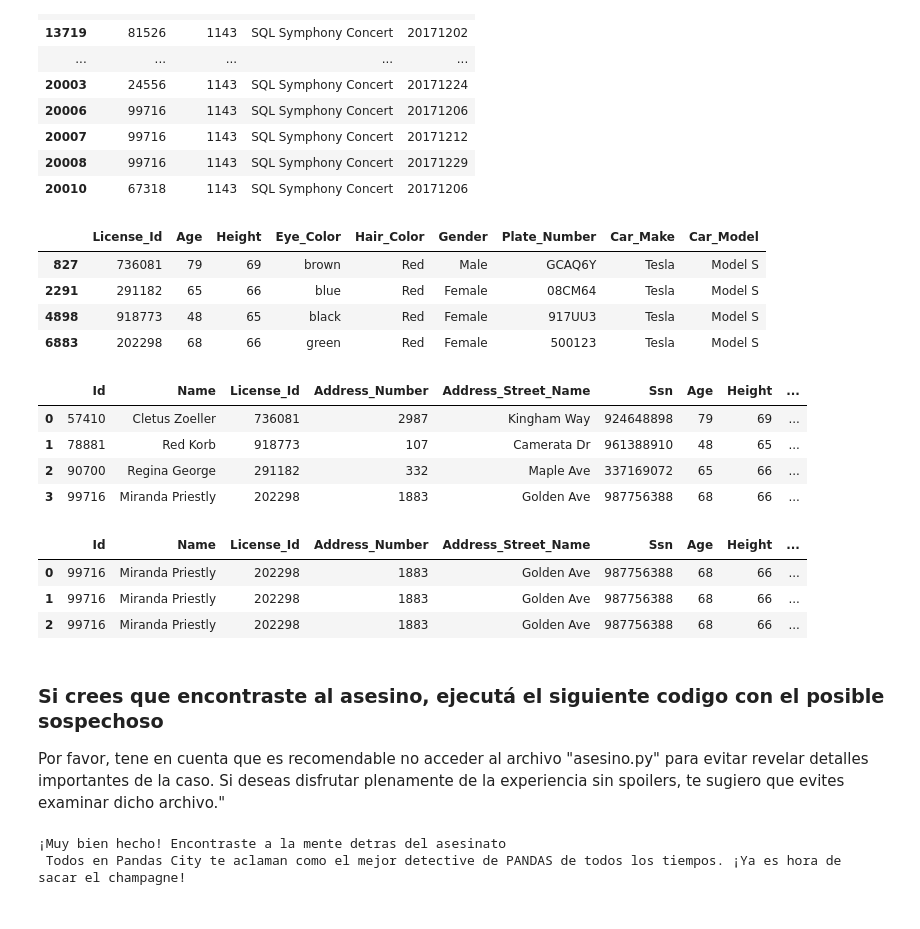
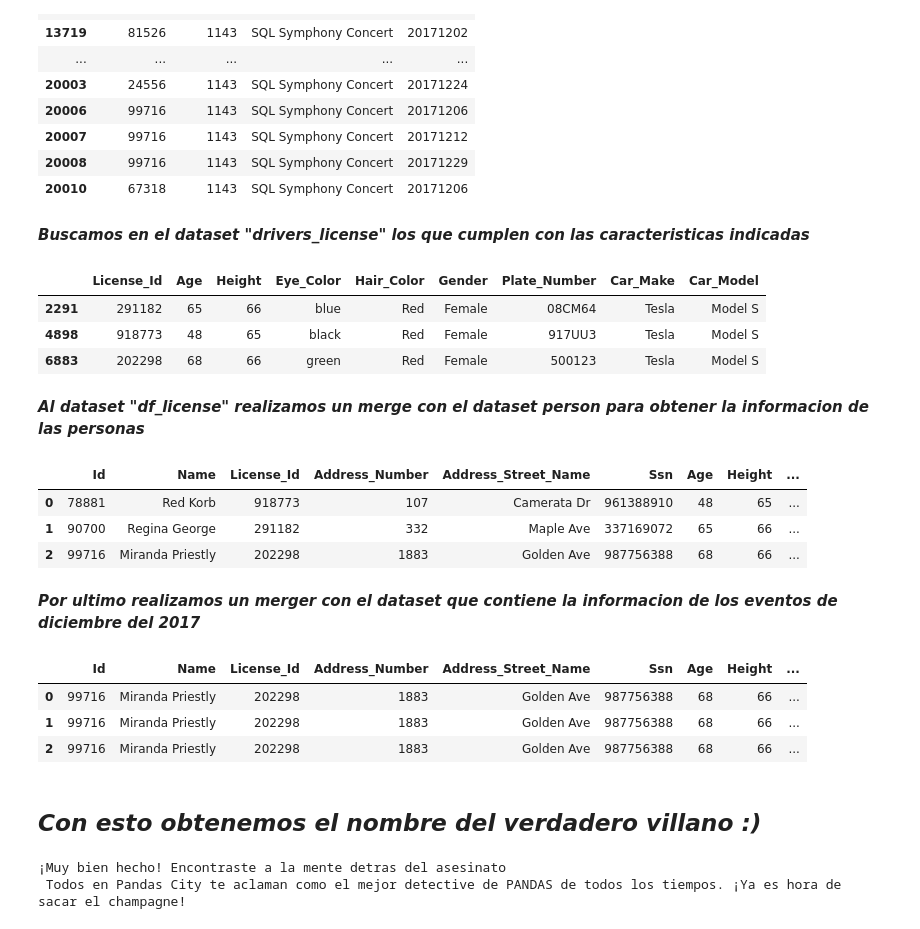
Before and after one commit to JulioCorrales/The_pandas_murder_mystery, a Jupyter notebook: MurderMysteryWalkthrough.ipynb, the cells around one changed output. Saved outputs shown, nothing was run; the diff lists cells and outputs as text; code cells hidden in the pictures.

```diff
--- a/MurderMysteryWalkthrough.ipynb
+++ b/MurderMysteryWalkthrough.ipynb
@@ -204,24 +215,28 @@ df_facebook
 | 20007 | 99716 | 1143 | SQL Symphony Concert | 20171212 |
 | 20008 | 99716 | 1143 | SQL Symphony Concert | 20171229 |
 | 20010 | 67318 | 1143 | SQL Symphony Concert | 20171206 |
+# %% [markdown]
+**_Buscamos en el dataset "drivers_license" los que cumplen con las caracteristicas indicadas_**
 # %%
-df_license = drivers_license[(drivers_license["Hair_Color"]=="Red") & (drivers_license["Car_Make"]=="Tesla")]
+df_license = drivers_license[(drivers_license["Hair_Color"]=="Red") & (drivers_license["Car_Make"]=="Tesla") & (drivers_license["Gender"]=="Female")]
 df_license
 # %% [output]
 |  | License_Id | Age | Height | Eye_Color | Hair_Color | Gender | Plate_Number | Car_Make | Car_Model |
-| 827 | 736081 | 79 | 69 | brown | Red | Male | GCAQ6Y | Tesla | Model S |
 | 2291 | 291182 | 65 | 66 | blue | Red | Female | 08CM64 | Tesla | Model S |
 | 4898 | 918773 | 48 | 65 | black | Red | Female | 917UU3 | Tesla | Model S |
 | 6883 | 202298 | 68 | 66 | green | Red | Female | 500123 | Tesla | Model S |
+# %% [markdown]
+**_Al dataset "df_license" realizamos un merge con el dataset person para obtener la informacion de las personas_**
 # %%
 df_sospechoso_p = person.merge(df_license, on="License_Id")
 df_sospechoso_p
 # %% [output]
 |  | Id | Name | License_Id | Address_Number | Address_Street_Name | Ssn | Age | Height | ... |
-| 0 | 57410 | Cletus Zoeller | 736081 | 2987 | Kingham Way | 924648898 | 79 | 69 | ... |
-| 1 | 78881 | Red Korb | 918773 | 107 | Camerata Dr | 961388910 | 48 | 65 | ... |
-| 2 | 90700 | Regina George | 291182 | 332 | Maple Ave | 337169072 | 65 | 66 | ... |
-| 3 | 99716 | Miranda Priestly | 202298 | 1883 | Golden Ave | 987756388 | 68 | 66 | ... |
+| 0 | 78881 | Red Korb | 918773 | 107 | Camerata Dr | 961388910 | 48 | 65 | ... |
+| 1 | 90700 | Regina George | 291182 | 332 | Maple Ave | 337169072 | 65 | 66 | ... |
+| 2 | 99716 | Miranda Priestly | 202298 | 1883 | Golden Ave | 987756388 | 68 | 66 | ... |
+# %% [markdown]
+**_Por ultimo realizamos un merger con el dataset que contiene la informacion de los eventos de diciembre del 2017_**
 # %%
 df_sospechoso_p = df_sospechoso_p.merge(df_facebook, left_on="Id", right_on="person_id")
 df_sospechoso_p
@@ -230,8 +245,7 @@ df_sospechoso_p
 | 0 | 99716 | Miranda Priestly | 202298 | 1883 | Golden Ave | 987756388 | 68 | 66 | ... |
 | 1 | 99716 | Miranda Priestly | 202298 | 1883 | Golden Ave | 987756388 | 68 | 66 | ... |
 | 2 | 99716 | Miranda Priestly | 202298 | 1883 | Golden Ave | 987756388 | 68 | 66 | ... |
-# %% [markdown]
-### Si crees que encontraste al asesino, ejecutá el siguiente codigo con el posible sospechoso
-Por favor, tene en cuenta que es recomendable no acceder al archivo "asesino.py" para evitar revelar detalles importantes de la caso. Si deseas disfrutar plenamente de la experiencia sin spoilers, te sugiero que evites examinar dicho archivo."
+# %% [markdown]
+## **_Con esto obtenemos el nombre del verdadero villano :)_**
 # %%
 from asesino import solucion
```
Also changed, not shown: parts of 26 cells of this notebook.
